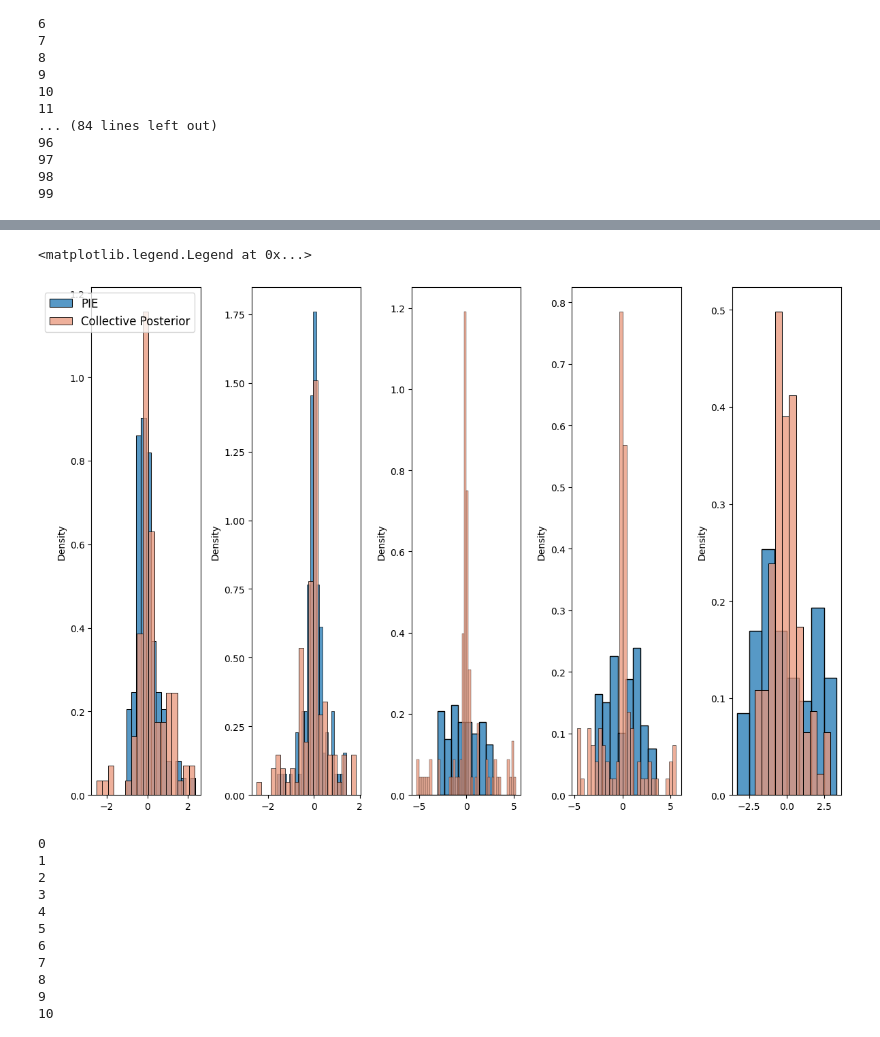
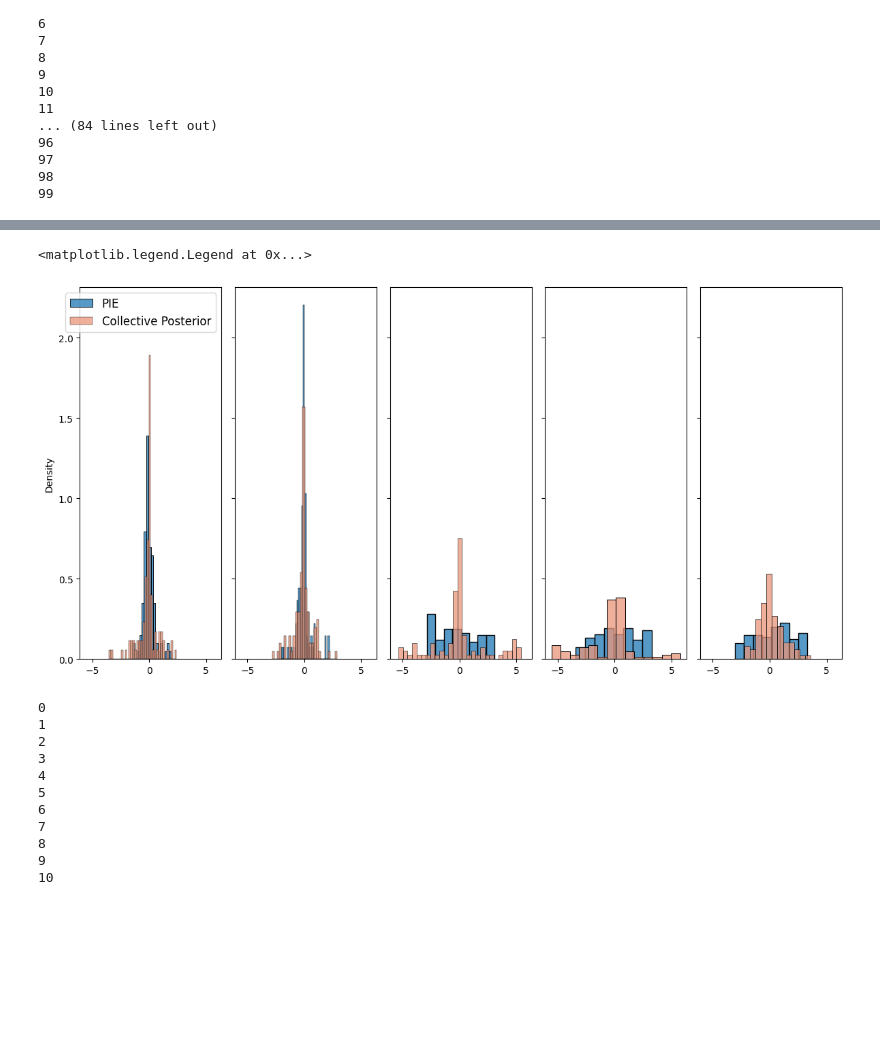
Before and after one commit to nadavbennun1/collective_posterior, a Jupyter notebook: SLCP/test collective.ipynb, the cells around one changed output, grey strips where cells are left out. Cells and saved outputs as stored; diff of their text form; code cells hidden in the pictures; blank space fills up the shorter version.

```diff
--- a/SLCP/test collective.ipynb
+++ b/SLCP/test collective.ipynb
@@ -75,2 +30,0 @@ NotImplementedError: Score accumulation for IID data is not yet implemented.
-# %%
-posterior.set_default_x(X[0,:]).sample((100,)).mean(0)
@@ -79,6 +31,6 @@ tensor([-1.0186, -4.1275, -5.2765])
 # %%
 posterior_cp = pickle.load(open('posteriors/posterior_SLCP_10000_20.pkl', 'rb'))
-epsilon = -15 # choice is detailed later
+epsilon = -10000 # choice is detailed later
 op = CollectivePosterior(prior, posterior_cp, X, 1, epsilon)
 print(op.get_log_C())
 # %% [output]
@@ -195,27 +141,27 @@ histplot(res[:,2],ax=ax[2], stat='density')
 # %%
 # Comparing methods
 
 from seaborn import histplot
-fig, ax = plt.subplots(1,5, figsize=(12,8), tight_layout = True)
+fig, ax = plt.subplots(1,5, figsize=(12,6), tight_layout = True, sharex=True, sharey=True)
 # res_cp = np.array(pd.read_csv('tests/test_eval_cp_WF_10000_20.csv',index_col=0))
 # res_iid = np.array(pd.read_csv('tests/test_eval_iid_WF_10000_20.csv',index_col=0))
 
 # PIE
 for i in range(5):
     histplot(res_iid[:,i],ax=ax[i], stat='density', label='PIE')
 # CP
 for i in range(5):
     histplot(res_cp[:,i],ax=ax[i], stat='density', color='darksalmon', label='Collective Posterior')
 
 # ax[0].set_xlabel('GAP1 CNV \nselection coefficient', fontsize=12)
 # ax[1].set_xlabel('GAP1 CNV \nformation rate', fontsize=12)
 # ax[0].set_ylabel('Density', fontsize=12)
 # ax[1].set_ylabel('Density', fontsize=12)
 
 ax[0].legend(fontsize=12)
 # %% [output]
 <matplotlib.legend.Legend at 0x...>
-[figure, old version]
+[figure, new version]
 # %%
 # COVERAGE
 
```
Also changed, not shown: parts of 12 cells of this notebook, 48 other files.
